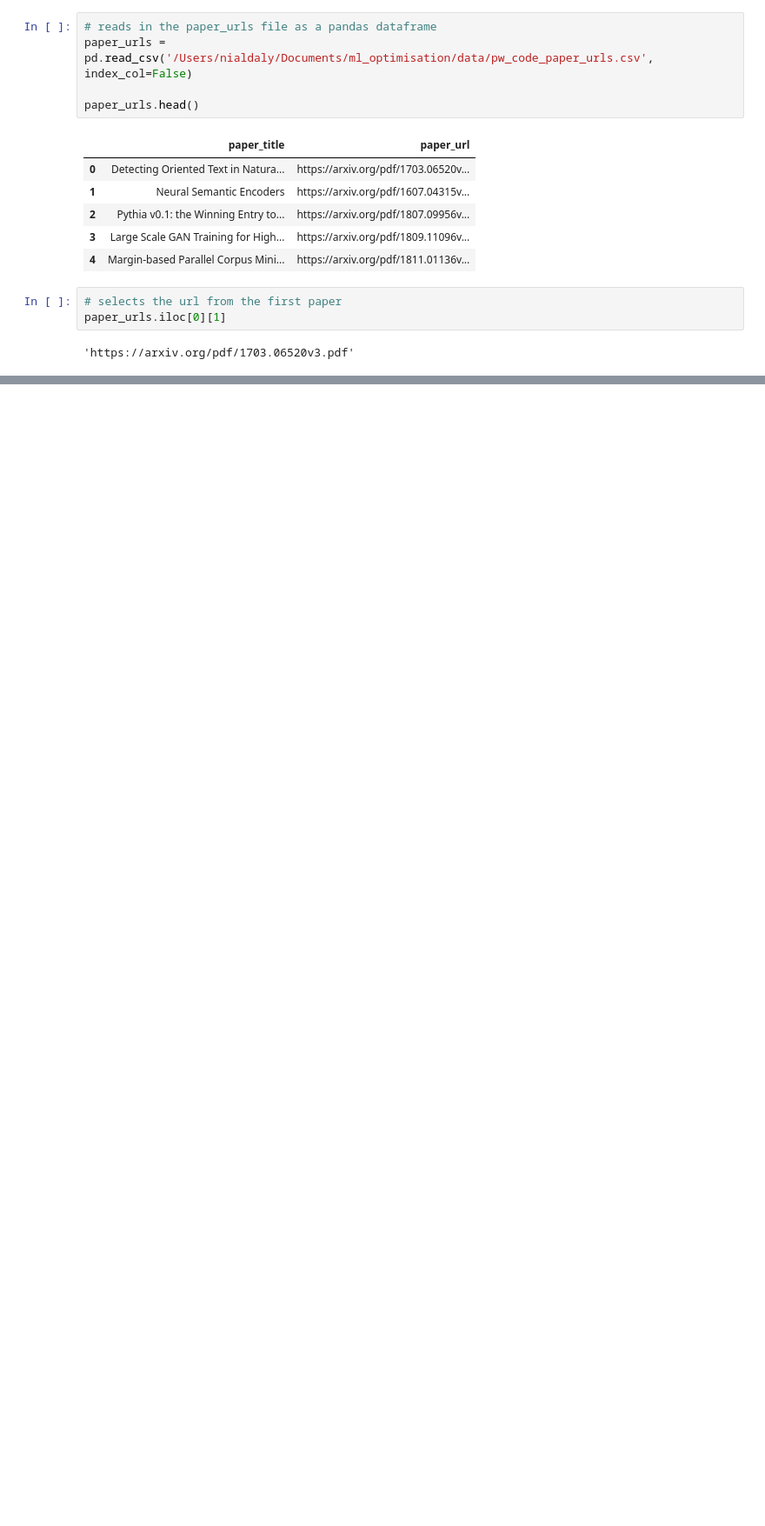
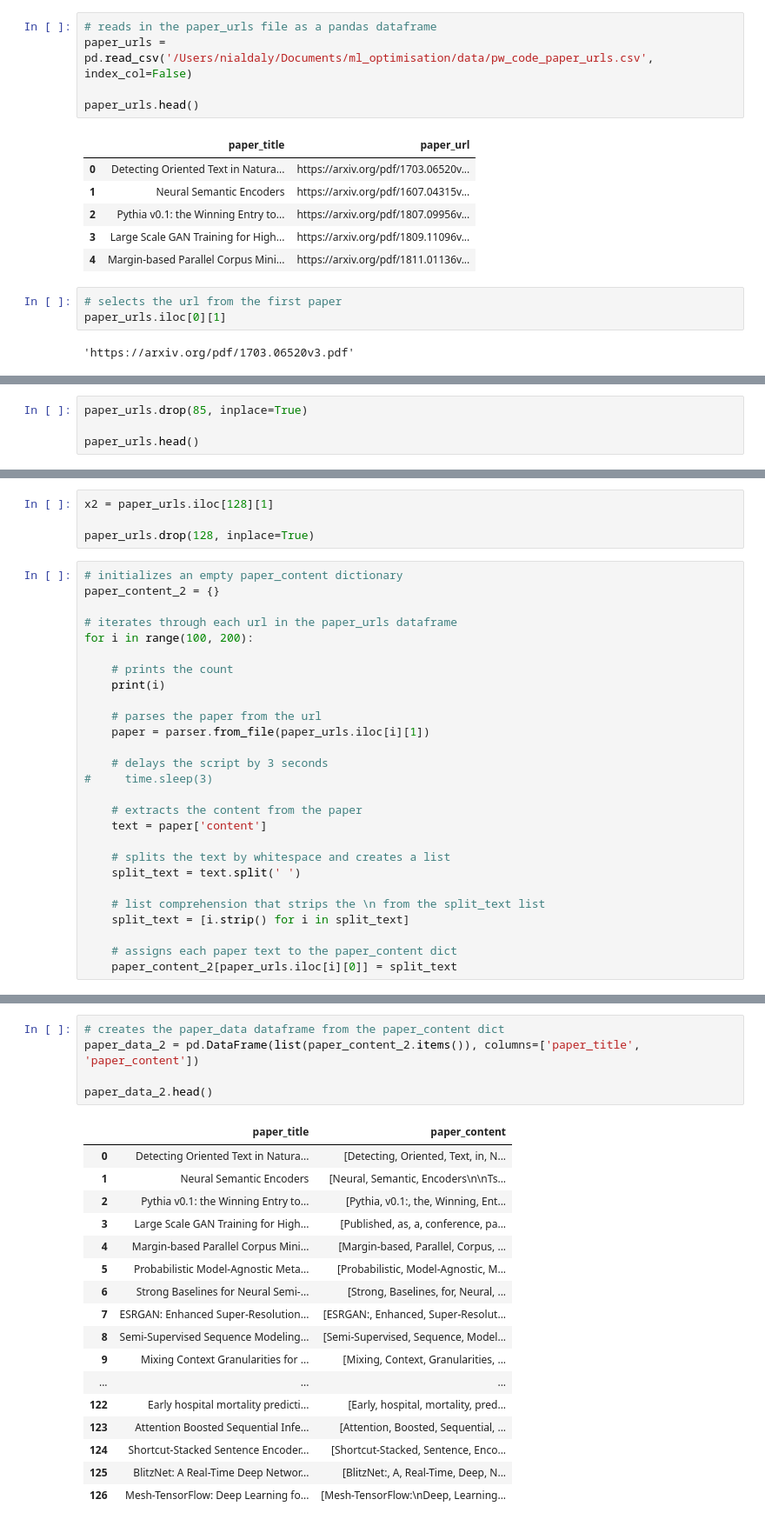
Before and after one commit to ndaly06/ml_optimisation, a Jupyter notebook: notebooks/pdf_scraper.ipynb, the cells around one changed output, grey strips where cells are left out. Shown: that part at 87% size. Saved outputs shown, nothing was run; the diff lists cells and outputs as text; blank space fills up the shorter version.

```diff
--- a/notebooks/pdf_scraper.ipynb
+++ b/notebooks/pdf_scraper.ipynb
@@ -24,0 +35,4 @@ paper_urls.iloc[0][1]
+# %%
+paper_urls.drop(85, inplace=True)
+
+paper_urls.head()
@@ -47,0 +106,31 @@ for i in range(1):
+# %%
+x2 = paper_urls.iloc[128][1]
+
+paper_urls.drop(128, inplace=True)
+# %%
+# initializes an empty paper_content dictionary
+paper_content_2 = {}
+
+# iterates through each url in the paper_urls dataframe
+for i in range(100, 200):
+
+    # prints the count
+    print(i)
+
+    # parses the paper from the url
+    paper = parser.from_file(paper_urls.iloc[i][1])
+
+    # delays the script by 3 seconds
+#     time.sleep(3)
+
+    # extracts the content from the paper
+    text = paper['content']
+
+    # splits the text by whitespace and creates a list
+    split_text = text.split(' ')
+
+    # list comprehension that strips the \n from the split_text list
+    split_text = [i.strip() for i in split_text]
+
+    # assigns each paper text to the paper_content dict
+    paper_content_2[paper_urls.iloc[i][0]] = split_text
@@ -55,0 +163,23 @@ paper_data.head()
+# %%
+# creates the paper_data dataframe from the paper_content dict
+paper_data_2 = pd.DataFrame(list(paper_content_2.items()), columns=['paper_title', 'paper_content'])
+
+paper_data_2.head()
+# %% [output]
+|  | paper_title | paper_content |
+| 0 | Detecting Oriented Text in Natura... | [Detecting, Oriented, Text, in, N... |
+| 1 | Neural Semantic Encoders | [Neural, Semantic, Encoders\n\nTs... |
+| 2 | Pythia v0.1: the Winning Entry to... | [Pythia, v0.1:, the, Winning, Ent... |
+| 3 | Large Scale GAN Training for High... | [Published, as, a, conference, pa... |
+| 4 | Margin-based Parallel Corpus Mini... | [Margin-based, Parallel, Corpus, ... |
+| 5 | Probabilistic Model-Agnostic Meta... | [Probabilistic, Model-Agnostic, M... |
+| 6 | Strong Baselines for Neural Semi-... | [Strong, Baselines, for, Neural, ... |
+| 7 | ESRGAN: Enhanced Super-Resolution... | [ESRGAN:, Enhanced, Super-Resolut... |
+| 8 | Semi-Supervised Sequence Modeling... | [Semi-Supervised, Sequence, Model... |
+| 9 | Mixing Context Granularities for ... | [Mixing, Context, Granularities, ... |
+| ... | ... | ... |
+| 122 | Early hospital mortality predicti... | [Early, hospital, mortality, pred... |
+| 123 | Attention Boosted Sequential Infe... | [Attention, Boosted, Sequential, ... |
+| 124 | Shortcut-Stacked Sentence Encoder... | [Shortcut-Stacked, Sentence, Enco... |
+| 125 | BlitzNet: A Real-Time Deep Networ... | [BlitzNet:, A, Real-Time, Deep, N... |
+| 126 | Mesh-TensorFlow: Deep Learning fo... | [Mesh-TensorFlow:\nDeep, Learning... |
```
Also changed, not shown: parts of 12 cells of this notebook, 5 other files.
